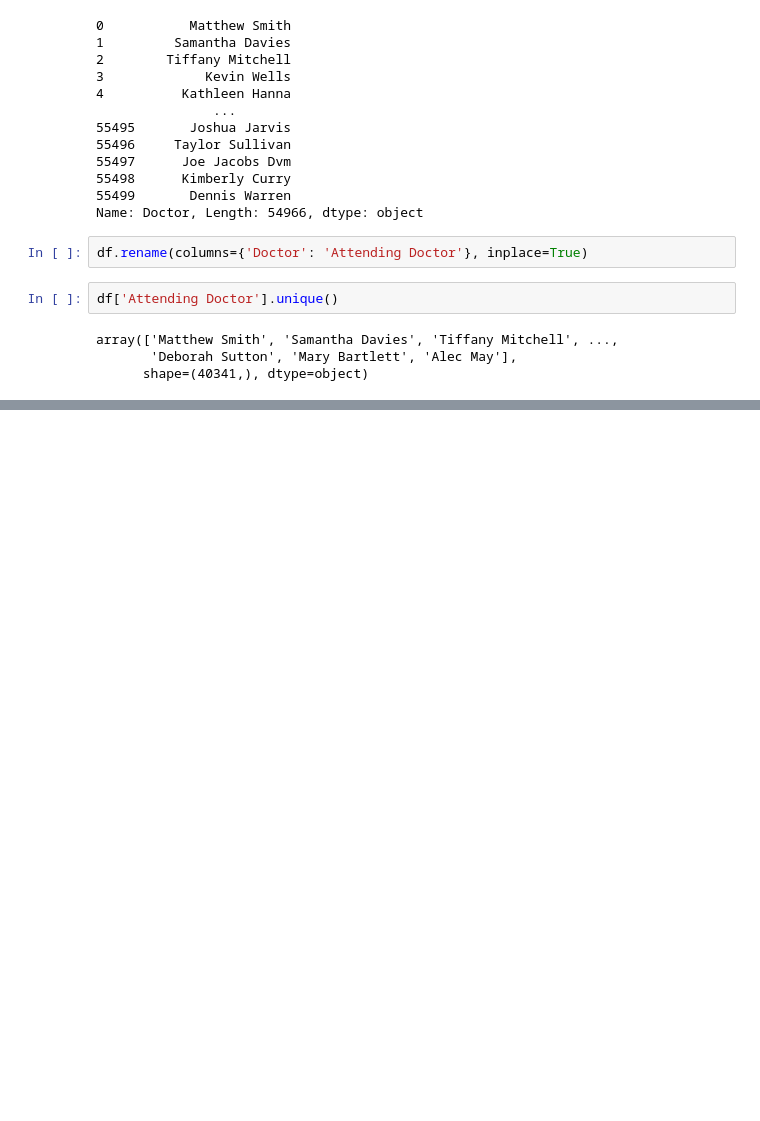
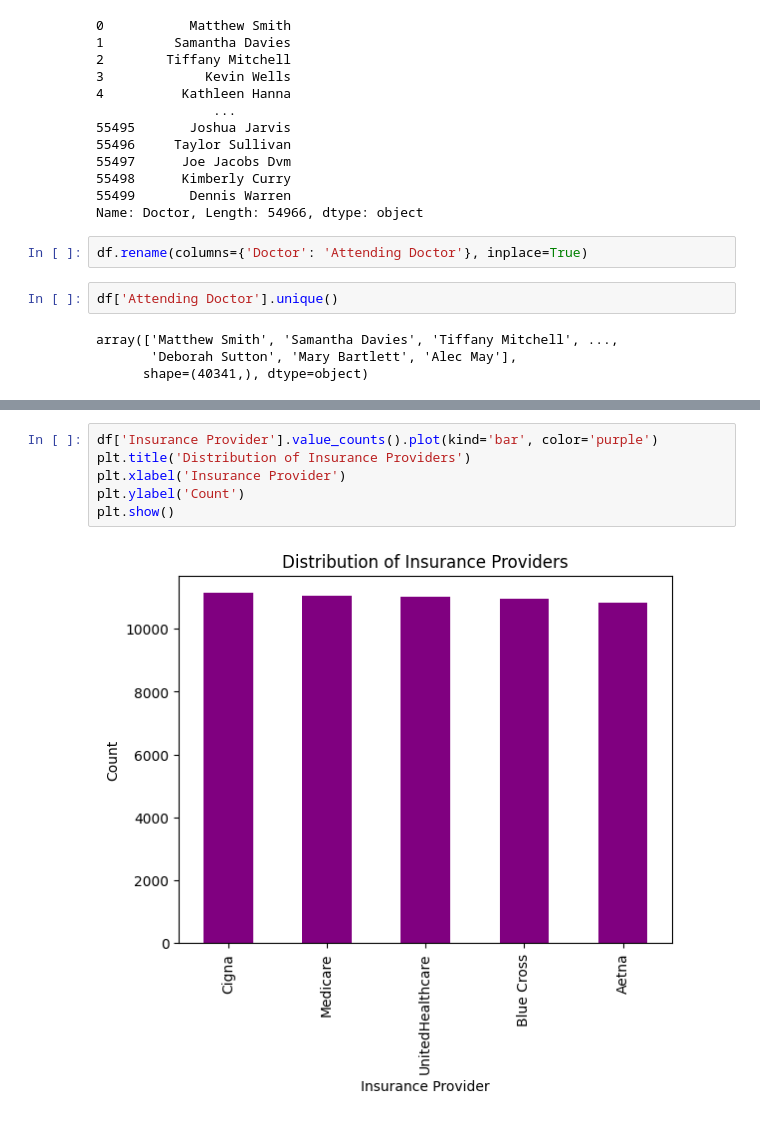
Before and after one commit to AADITYAKADAM2110/patient-diagnosis-insight, a Jupyter notebook: notebooks/01_eda.ipynb, the cells around one changed output, grey strips where cells are left out. Drawn from its saved outputs; the diff is of its cells as text; blank space fills up the shorter version.

```diff
--- a/notebooks/01_eda.ipynb
+++ b/notebooks/01_eda.ipynb
@@ -404,0 +424,8 @@ array(['Matthew Smith', 'Samantha Davies', 'Tiffany Mitchell', ...,
+# %%
+df['Insurance Provider'].value_counts().plot(kind='bar', color='purple')
+plt.title('Distribution of Insurance Providers')
+plt.xlabel('Insurance Provider')
+plt.ylabel('Count')
+plt.show()
+# %% [output]
+[figure, added]
```
Also changed, not shown: parts of 28 cells of this notebook, 4 other files.
